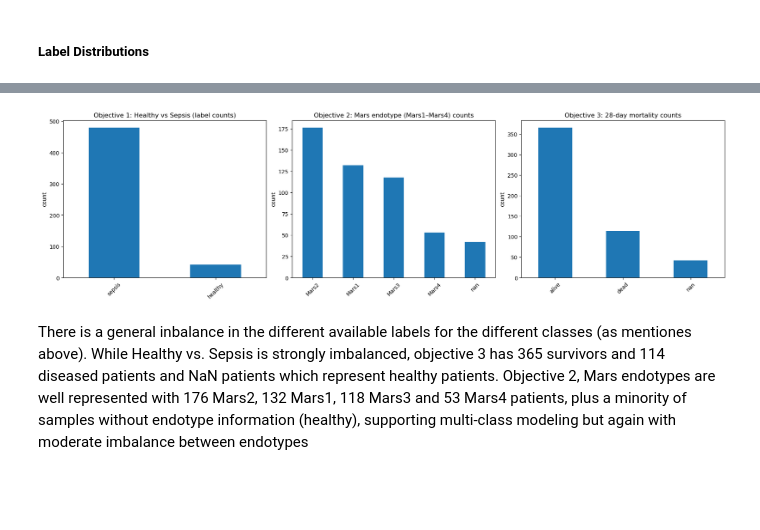
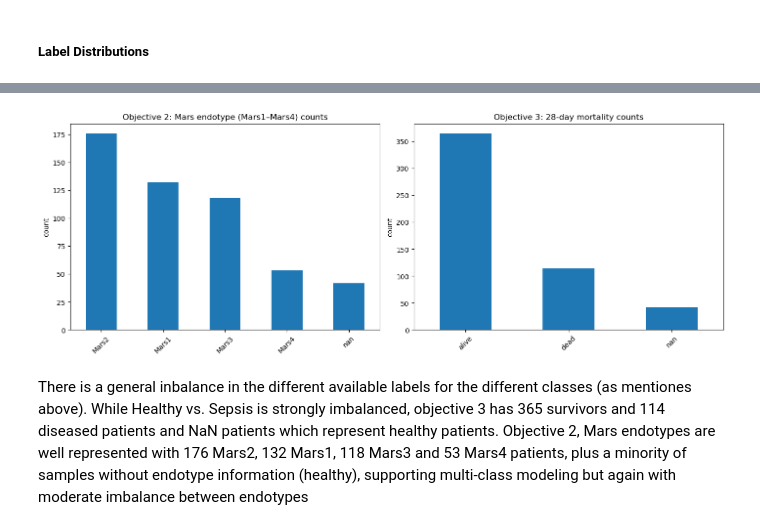
Before and after one commit to DErxFla/ml-sepsis-project, a Jupyter notebook: sepsis_model.ipynb, the cells around one changed output, grey strips where cells are left out. Drawn from its saved outputs; the diff is of its cells as text; code cells hidden in the pictures; blank space fills up the shorter version.

```diff
--- a/sepsis_model.ipynb
+++ b/sepsis_model.ipynb
@@ -239,19 +242,53 @@ HERE explain technicality why we do etc. etc.
 # %% [markdown]
 ##### Label Distributions
 # %%
-# Objective 1: Healthy vs Sepsis classification
-y1 = pd.Series(index=meta_aligned.index, dtype="float")
+# # Objective 1: Healthy vs Sepsis classification
+# y1 = pd.Series(index=meta_aligned.index, dtype="float")
 
-if "is_healthy" in meta_aligned.columns:
-    meta_aligned["is_healthy"] = meta_aligned["is_healthy"].astype("boolean")
-    y1.loc[meta_aligned["is_healthy"] == True] = 0
+# if "is_healthy" in meta_aligned.columns:
+#     meta_aligned["is_healthy"] = meta_aligned["is_healthy"].astype("boolean")
+#     y1.loc[meta_aligned["is_healthy"] == True] = 0
 
-if "is_mars" in meta_aligned.columns:
-    meta_aligned["is_mars"] = meta_aligned["is_mars"].astype("boolean")
-    y1.loc[meta_aligned["is_mars"] == True] = 1
-print("Objective 1\n", y1.value_counts(dropna=False))
-plot_counts(y1.map({0: "healthy", 1: "sepsis"}), "Objective 1: Healthy vs Sepsis (label counts)")
+# if "is_mars" in meta_aligned.columns:
+#     meta_aligned["is_mars"] = meta_aligned["is_mars"].astype("boolean")
+#     y1.loc[meta_aligned["is_mars"] == True] = 1
+# print("Objective 1\n", y1.value_counts(dropna=False))
+# plot_counts(y1.map({0: "healthy", 1: "sepsis"}), "Objective 1: Healthy vs Sepsis (label counts)")
 
+# # Objective 2: Mars endotype classification (Mars1–Mars4)
+# ENDOTYPE_COL = "endotype_class"
+
+# if ENDOTYPE_COL in meta_aligned.columns:
+#     y2 = meta_aligned[ENDOTYPE_COL].astype("object")
+
+#     # normalize strings
+#     y2 = y2.astype(str).replace({"nan": np.nan, "None": np.nan})
+#     y2 = y2.str.replace("mars", "Mars", case=False)
+#     y2 = y2.where(y2.isin({"Mars1", "Mars2", "Mars3", "Mars4"}))
+#     print("Objective 2\n",y2.value_counts(dropna=False))
+#     plot_counts(y2, "Objective 2: Mars endotype (Mars1–Mars4) counts")
+# else:
+#     y2 = pd.Series(index=meta_aligned.index, dtype="object")
+#     print(f"[WARN] ENDOTYPE_COL '{ENDOTYPE_COL}' not found in metadata.")
+
+# # Objective 3: 28-day mortality
+# MORT_COL = "mortality_event_28days"
+# TTE_COL  = "time_to_event_28days"
+
+# if MORT_COL in meta_aligned.columns:
+#     y3 = pd.to_numeric(meta_aligned[MORT_COL], errors="coerce")
+#     print("Objective 3\n",y3.value_counts(dropna=False))
+#     plot_counts(y3.map({0: "alive", 1: "dead"}), "Objective 3: 28-day mortality counts")
+# else:
+#     y3 = pd.Series(index=meta_aligned.index, dtype="float")
+#     print(f"[WARN] MORT_COL '{MORT_COL}' not found in metadata.")
+
+# # Combined plot of all three objectives
+# fig, axes = plt.subplots(1, 3, figsize=(18, 5), constrained_layout=True)
+# plot_counts_ax(y1.map({0: "healthy", 1: "sepsis"}), "Objective 1: Healthy vs Sepsis (label counts)", ax=axes[0])
+# plot_counts_ax(y2, "Objective 2: Mars endotype (Mars1–Mars4) counts", ax=axes[1])
+# plot_counts_ax(y3.map({0: "alive", 1: "dead"}), "Objective 3: 28-day mortality counts", ax=axes[2])
+# plt.show() ############## ORDER PLOTS BY CATEGORIES ##############
 # Objective 2: Mars endotype classification (Mars1–Mars4)
 ENDOTYPE_COL = "endotype_class"
 
@@ -262,11 +299,13 @@ if ENDOTYPE_COL in meta_aligned.columns:
     y2 = y2.astype(str).replace({"nan": np.nan, "None": np.nan})
     y2 = y2.str.replace("mars", "Mars", case=False)
     y2 = y2.where(y2.isin({"Mars1", "Mars2", "Mars3", "Mars4"}))
-    print("Objective 2\n",y2.value_counts(dropna=False))
+
+    print("Objective 2\n", y2.value_counts(dropna=False))
     plot_counts(y2, "Objective 2: Mars endotype (Mars1–Mars4) counts")
 else:
     y2 = pd.Series(index=meta_aligned.index, dtype="object")
     print(f"[WARN] ENDOTYPE_COL '{ENDOTYPE_COL}' not found in metadata.")
+
 
 # Objective 3: 28-day mortality
 MORT_COL = "mortality_event_28days"
@@ -274,16 +313,36 @@ TTE_COL  = "time_to_event_28days"
 
 if MORT_COL in meta_aligned.columns:
     y3 = pd.to_numeric(meta_aligned[MORT_COL], errors="coerce")
-    print("Objective 3\n",y3.value_counts(dropna=False))
+    print("Objective 3\n", y3.value_counts(dropna=False))
     plot_counts(y3.map({0: "alive", 1: "dead"}), "Objective 3: 28-day mortality counts")
 else:
     y3 = pd.Series(index=meta_aligned.index, dtype="float")
     print(f"[WARN] MORT_COL '{MORT_COL}' not found in metadata.")
 
-# Combined plot of all three objectives
-fig, axes = plt.subplots(1, 3, figsize=(18, 5), constrained_layout=True)
-plot_counts_ax(y1.map({0: "healthy", 1: "sepsis"}), "Objective 1: Healthy vs Sepsis (label counts)", ax=axes[0])
-plot_counts_ax(y2, "Objective 2: Mars endotype (Mars1–Mars4) counts", ax=axes[1])
-plot_counts_ax(y3.map({0: "alive", 1: "dead"}), "Objective 3: 28-day mortality counts", ax=axes[2])
-plt.show() ############## ORDER PLOTS BY CATEGORIES ##############
+
+# -----------------------------
+# (5) Label sanity checks (add here)
+# -----------------------------
+expected_mars = {"Mars1", "Mars2", "Mars3", "Mars4"}
+mars_nonnull = y2.dropna()
+
+assert mars_nonnull.isin(expected_mars).all(), (
+    f"y2 contains unexpected labels: {set(mars_nonnull.unique()) - expected_mars}"
+)
+assert mars_nonnull.shape[0] > 0, "y2 has no labeled samples after cleaning."
+
+y3_nonnull = y3.dropna()
+if len(y3_nonnull) > 0:
+    assert set(y3_nonnull.unique()).issubset({0, 1}), (
+        f"y3 contains values outside {{0,1}}: {set(y3_nonnull.unique())}"
+    )
+
+
+# -----------------------------
+# Combined plot (Objective 2 + Objective 3 only)
+# -----------------------------
+fig, axes = plt.subplots(1, 2, figsize=(14, 5), constrained_layout=True)
+plot_counts_ax(y2, "Objective 2: Mars endotype (Mars1–Mars4) counts", ax=axes[0])
+plot_counts_ax(y3.map({0: "alive", 1: "dead"}), "Objective 3: 28-day mortality counts", ax=axes[1])
+plt.show()
 # %% [output]
@@ -294,18 +349,18 @@ Name: count, dtype: int64
 Objective 2
  endotype_class
 Mars2    176
 Mars1    132
 Mars3    118
 Mars4     53
 NaN       42
 Name: count, dtype: int64
 Objective 3
  mortality_event_28days
 0.0    365
 1.0    114
 NaN     42
 Name: count, dtype: int64
-[figure, old version]
+[figure, new version]
 # %% [markdown]
 There is a general inbalance in the different available labels for the different classes (as mentiones above). While Healthy vs. Sepsis is strongly imbalanced, objective 3 has 365 survivors and 114 diseased patients and NaN patients which represent healthy patients. Objective 2, Mars endotypes are well represented with 176 Mars2, 132 Mars1, 118 Mars3 and 53 Mars4 patients, plus a minority of samples without endotype information (healthy), supporting multi‑class modeling but again with moderate imbalance between endotypes
 # %%
```
Also changed, not shown: parts of 33 cells of this notebook, 1 other file.
